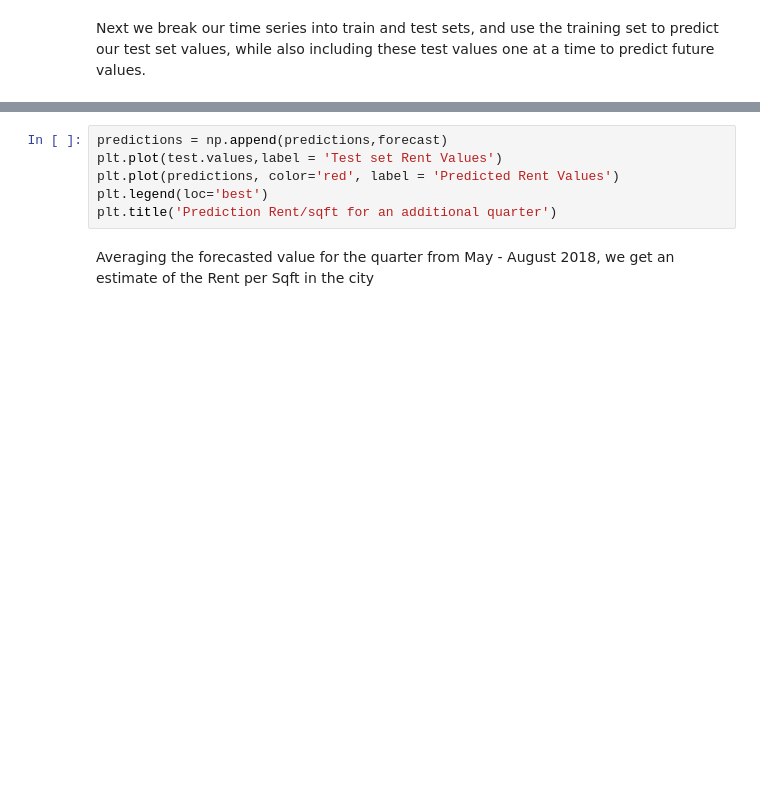
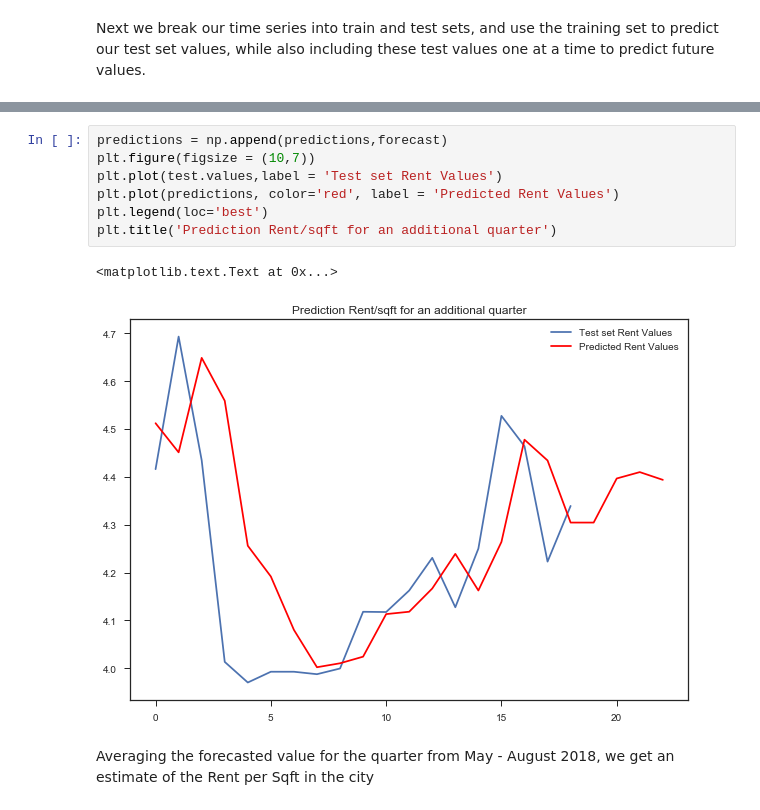
Before and after one commit to cmattey/VisaCaseStudy, a Jupyter notebook: VisaCaseStudy1.ipynb, the cells around one changed output, grey strips where cells are left out. Drawn from its saved outputs; the diff is of its cells as text; blank space fills up the shorter version.

```diff
--- a/VisaCaseStudy1.ipynb
+++ b/VisaCaseStudy1.ipynb
@@ -880,9 +887,13 @@ forecast
 # %%
 predictions = np.append(predictions,forecast)
+plt.figure(figsize = (10,7))
 plt.plot(test.values,label = 'Test set Rent Values')
 plt.plot(predictions, color='red', label = 'Predicted Rent Values')
 plt.legend(loc='best')
 plt.title('Prediction Rent/sqft for an additional quarter')
+# %% [output]
+<matplotlib.text.Text at 0x...>
+[figure, added]
 # %% [markdown]
 Averaging the forecasted value for the quarter from May - August 2018, we get an estimate of the Rent per Sqft in the city
 # %%
```
Also changed, not shown: parts of 21 cells of this notebook.
